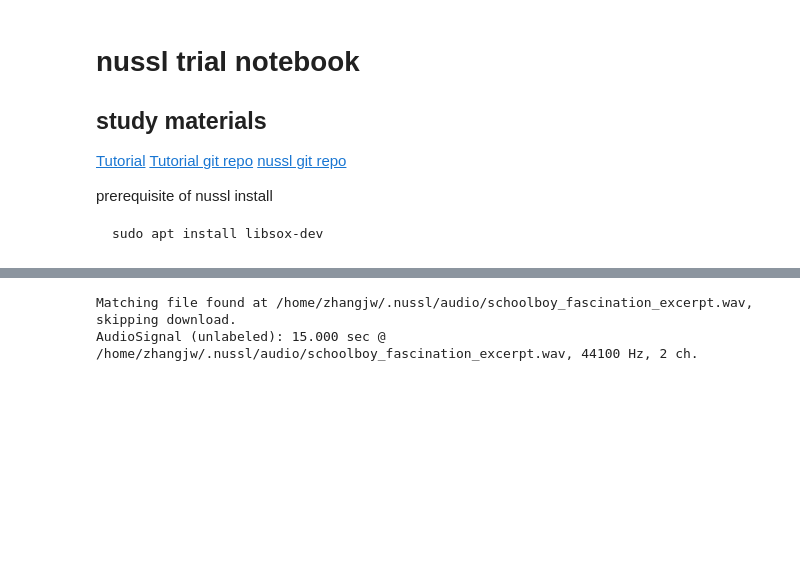
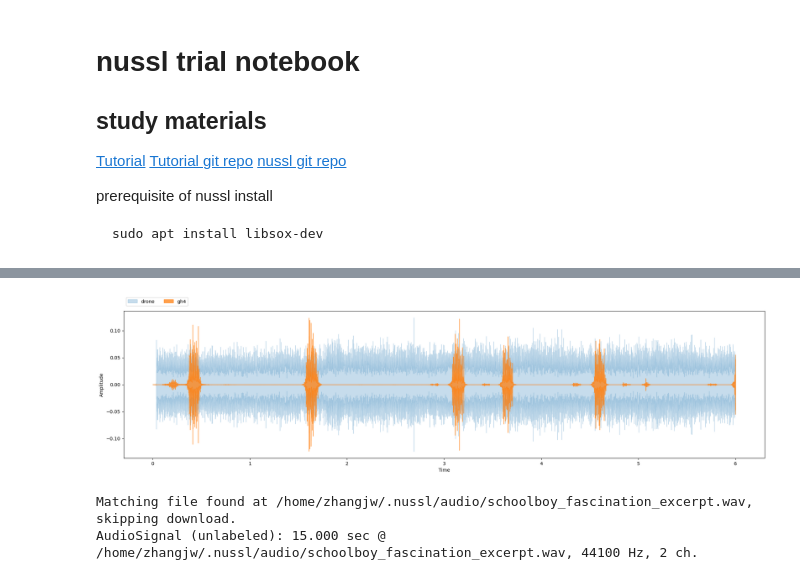
Before and after one commit to ryanz22/PestDataprocess, a Jupyter notebook: notebooks/nussl-trial.ipynb, the cells around one changed output, grey strips where cells are left out. Saved outputs shown, nothing was run; the diff lists cells and outputs as text; code cells hidden in the pictures; blank space fills up the shorter version.

Commit message:
plot grasshopper over drone

```diff
--- a/notebooks/nussl-trial.ipynb
+++ b/notebooks/nussl-trial.ipynb
@@ -109,3 +110,11 @@ def visualize_waveform(audio_signal, ch=0, do_mono=False, x_axis='time', **kwarg
     data = np.asfortranarray(audio_signal.audio_data[ch])
     librosa.display.waveshow(data, sr=audio_signal.sample_rate, x_axis=x_axis, **kwargs)
     plt.ylabel('Amplitude')
+# %%
+SOUND_FOLDER = '../data/sound'
+
+drone, sr_drone = librosa.load(f'{SOUND_FOLDER}/drone-only.wav', mono=True, duration=6)
+IPython.display.display(IPython.display.Audio(data=drone, rate=sr_drone))
+
+gh4, sr_gh4 = librosa.load(f'{SOUND_FOLDER}/grasshopper-sound-4/gh-4_mono_22050_denoised_filter.wav', mono=True, duration=6)
+IPython.display.display(IPython.display.Audio(data=gh4, rate=sr_gh4))
@@ -112,3 +124,9 @@ def visualize_waveform(audio_signal, ch=0, do_mono=False, x_axis='time', **kwarg
+# %%
+drone_s = nussl.AudioSignal(audio_data_array=drone, sample_rate=sr_drone)
+gh4_s = nussl.AudioSignal(audio_data_array=gh4, sample_rate=sr_gh4)
+show_sources({'gh4': gh4_s, 'drone': drone_s})
+# %% [output]
+[figure, added]
 # %%
 # Let's download a file from the External File Zoo
 input_file_path = nussl.efz_utils.download_audio_file('schoolboy_fascination_excerpt.wav')
```
Also changed, not shown: parts of 3 cells of this notebook.
